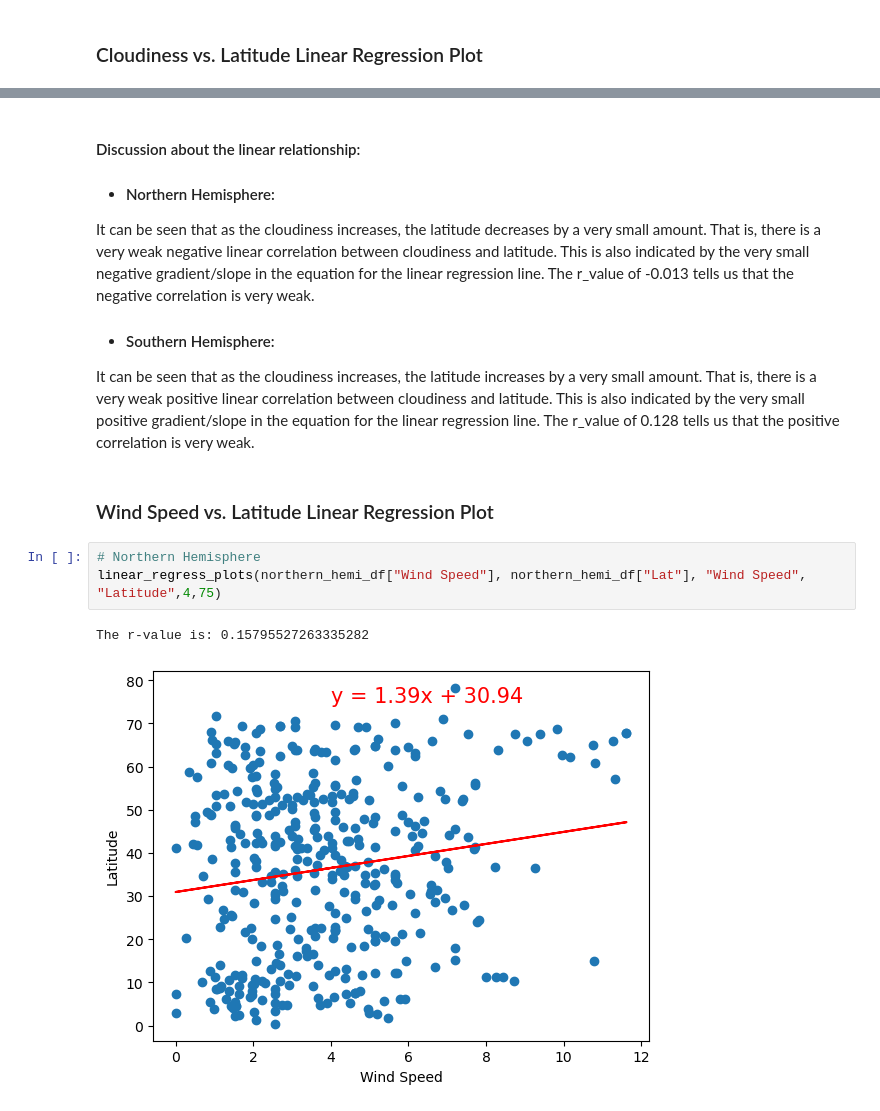
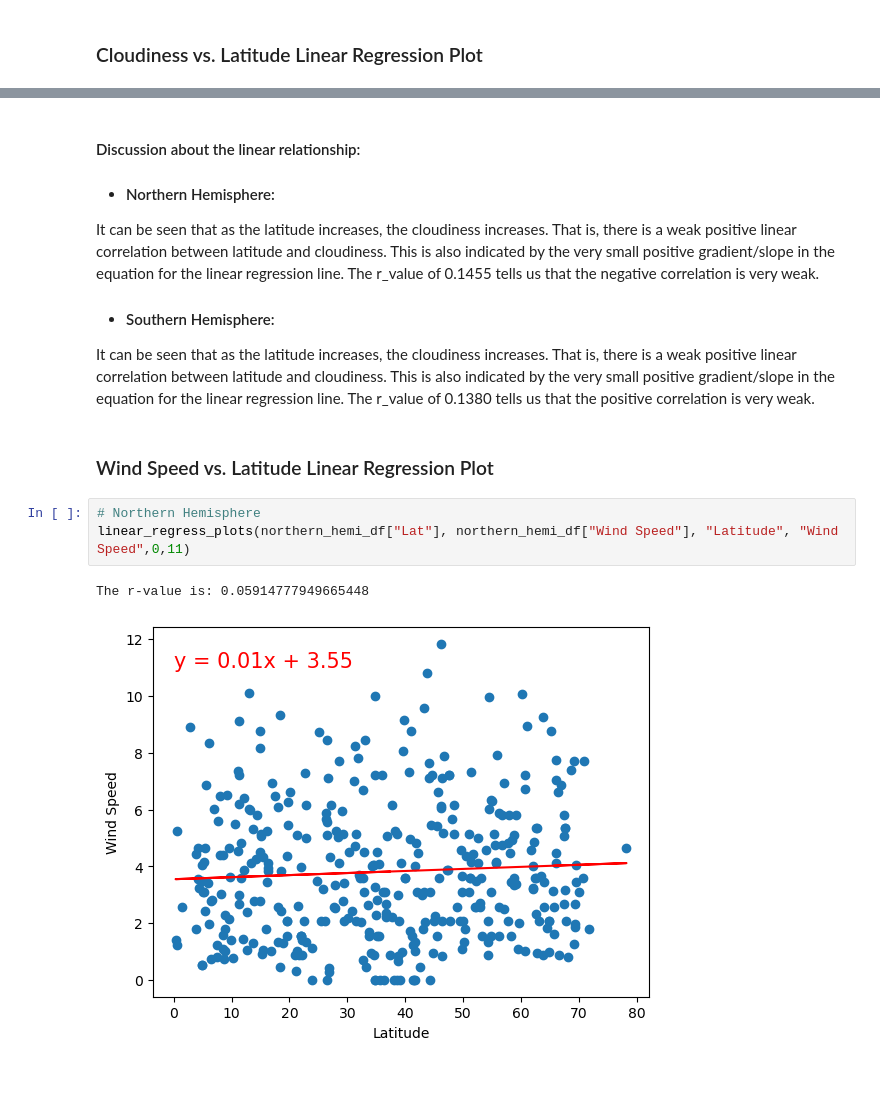
Before and after one commit to Rock2638/python-api-challenge, a Jupyter notebook: WeatherPy/WeatherPy.ipynb, the cells around one changed output, grey strips where cells are left out. Drawn from its saved outputs; the diff is of its cells as text; blank space fills up the shorter version.

```diff
--- a/WeatherPy/WeatherPy.ipynb
+++ b/WeatherPy/WeatherPy.ipynb
@@ -400,18 +384,18 @@ The r-value is: 0.12840961531325576
 
 - #### Northern Hemisphere:
 
-It can be seen that as the cloudiness increases, the latitude decreases by a very small amount. That is, there is a very weak negative linear correlation between cloudiness and latitude. This is also indicated by the very small negative gradient/slope in the equation for the linear regression line. The r_value of -0.013 tells us that the negative correlation is very weak.
+It can be seen that as the latitude increases, the cloudiness increases. That is, there is a weak positive linear correlation between latitude and cloudiness. This is also indicated by the very small positive gradient/slope in the equation for the linear regression line. The r_value of 0.1455 tells us that the negative correlation is very weak.
 
  - #### Southern Hemisphere:
 
-It can be seen that as the cloudiness increases, the latitude increases by a very small amount. That is, there is a very weak positive linear correlation between cloudiness and latitude. This is also indicated by the very small positive gradient/slope in the equation for the linear regression line. The r_value of 0.128 tells us that the positive correlation is very weak.
+It can be seen that as the latitude increases, the cloudiness increases. That is, there is a weak positive linear correlation between latitude and cloudiness. This is also indicated by the very small positive gradient/slope in the equation for the linear regression line. The r_value of 0.1380 tells us that the positive correlation is very weak.
 # %% [markdown]
 ### Wind Speed vs. Latitude Linear Regression Plot
 # %%
 # Northern Hemisphere
-linear_regress_plots(northern_hemi_df["Wind Speed"], northern_hemi_df["Lat"], "Wind Speed", "Latitude",4,75)
+linear_regress_plots(northern_hemi_df["Lat"], northern_hemi_df["Wind Speed"], "Latitude", "Wind Speed",0,11)
 # %% [output]
-The r-value is: 0.15795527263335282
+The r-value is: 0.05914777949665448
-[figure, old version]
+[figure, new version]
 # %%
 # Southern Hemisphere
```
Also changed, not shown: parts of 22 cells of this notebook, 5 other files.
